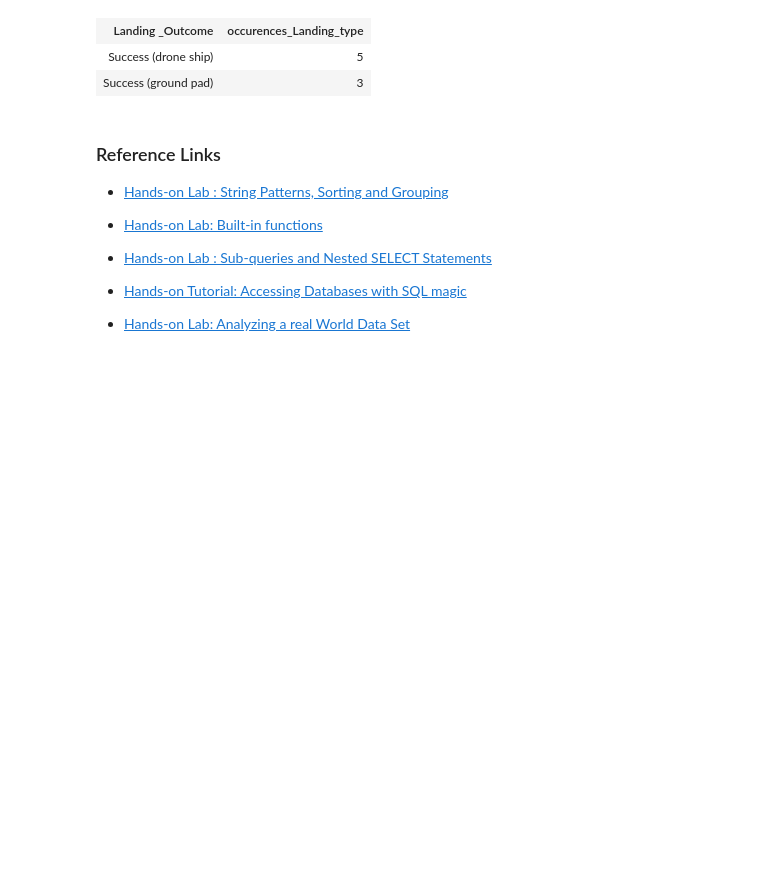
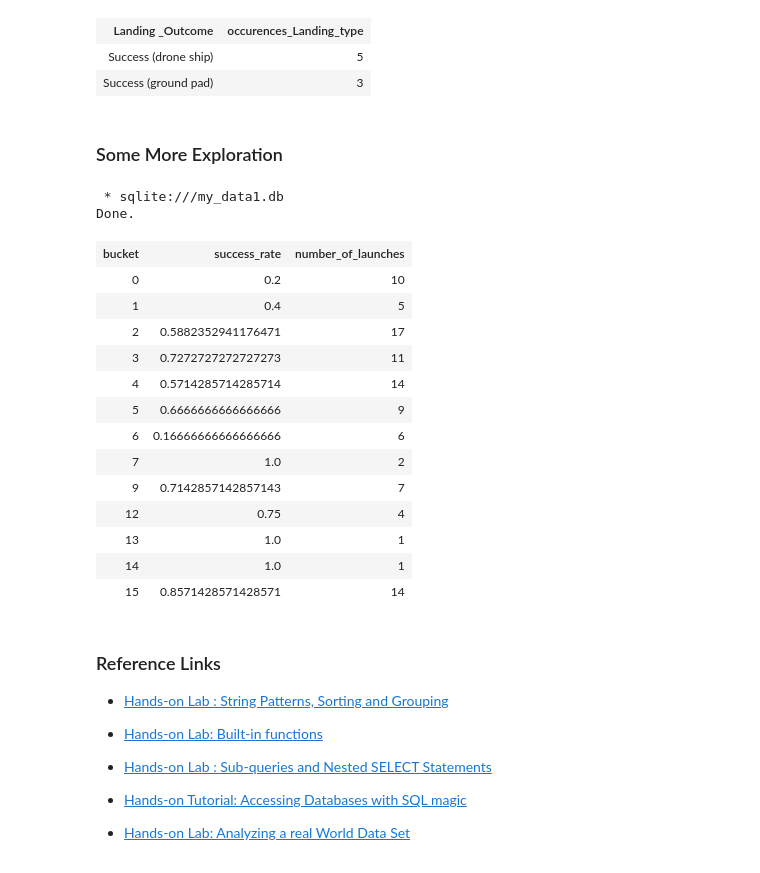
Before and after one commit to jnsbrieo/Capstone-Project-IBM-Data-Science-Course, a Jupyter notebook: 2.1a_eda-sql-coursera_sqllite.ipynb, the cells around one changed output. Drawn from its saved outputs; the diff is of its cells as text; code cells hidden in the pictures; blank space fills up the shorter version.

```diff
--- a/2.1a_eda-sql-coursera_sqllite.ipynb
+++ b/2.1a_eda-sql-coursera_sqllite.ipynb
@@ -370,6 +370,59 @@ Done.
 | Landing _Outcome | occurences_Landing_type |
 | Success (drone ship) | 5 |
 | Success (ground pad) | 3 |
+# %% [markdown]
+### Some More Exploration
+# %%
+%%sql
+select
+    bucket,
+    avg(class) as success_rate,
+    count(*) as number_of_launches
+from
+(select case
+    when PAYLOAD_MASS__KG_>17000 then 17
+    when PAYLOAD_MASS__KG_<=17000 and PAYLOAD_MASS__KG_>16000 then 16
+    when PAYLOAD_MASS__KG_<=16000 and PAYLOAD_MASS__KG_>15000 then 15
+    when PAYLOAD_MASS__KG_<=15000 and PAYLOAD_MASS__KG_>14000 then 14
+    when PAYLOAD_MASS__KG_<=14000 and PAYLOAD_MASS__KG_>13000 then 13
+    when PAYLOAD_MASS__KG_<=13000 and PAYLOAD_MASS__KG_>12000 then 12
+    when PAYLOAD_MASS__KG_<=12000 and PAYLOAD_MASS__KG_>11000 then 11
+    when PAYLOAD_MASS__KG_<=11000 and PAYLOAD_MASS__KG_>10000 then 10
+    when PAYLOAD_MASS__KG_<=10000 and PAYLOAD_MASS__KG_>9000 then 9
+    when PAYLOAD_MASS__KG_<=9000 and PAYLOAD_MASS__KG_>8000 then 8
+    when PAYLOAD_MASS__KG_<=8000 and PAYLOAD_MASS__KG_>7000 then 7
+    when PAYLOAD_MASS__KG_<=7000 and PAYLOAD_MASS__KG_>6000 then 6
+    when PAYLOAD_MASS__KG_<=6000 and PAYLOAD_MASS__KG_>5000 then 5
+    when PAYLOAD_MASS__KG_<=5000 and PAYLOAD_MASS__KG_>4000 then 4
+    when PAYLOAD_MASS__KG_<=4000 and PAYLOAD_MASS__KG_>3000 then 3
+    when PAYLOAD_MASS__KG_<=3000 and PAYLOAD_MASS__KG_>2000 then 2
+    when PAYLOAD_MASS__KG_<=2000 and PAYLOAD_MASS__KG_>1000 then 1
+    when PAYLOAD_MASS__KG_<=1000 then 0
+    end as bucket,
+    case
+    when "Landing _Outcome" like "%Success%" then 1
+    else 0
+    end as class
+from spacextbl)
+group by bucket
+order by bucket;
+# %% [output]
+ * sqlite:///my_data1.db
+Done.
+| bucket | success_rate | number_of_launches |
+| 0 | 0.2 | 10 |
+| 1 | 0.4 | 5 |
+| 2 | 0.5882352941176471 | 17 |
+| 3 | 0.7272727272727273 | 11 |
+| 4 | 0.5714285714285714 | 14 |
+| 5 | 0.6666666666666666 | 9 |
+| 6 | 0.16666666666666666 | 6 |
+| 7 | 1.0 | 2 |
+| 9 | 0.7142857142857143 | 7 |
+| 12 | 0.75 | 4 |
+| 13 | 1.0 | 1 |
+| 14 | 1.0 | 1 |
+| 15 | 0.8571428571428571 | 14 |
 # %% [markdown]
 ### Reference Links
 
```
